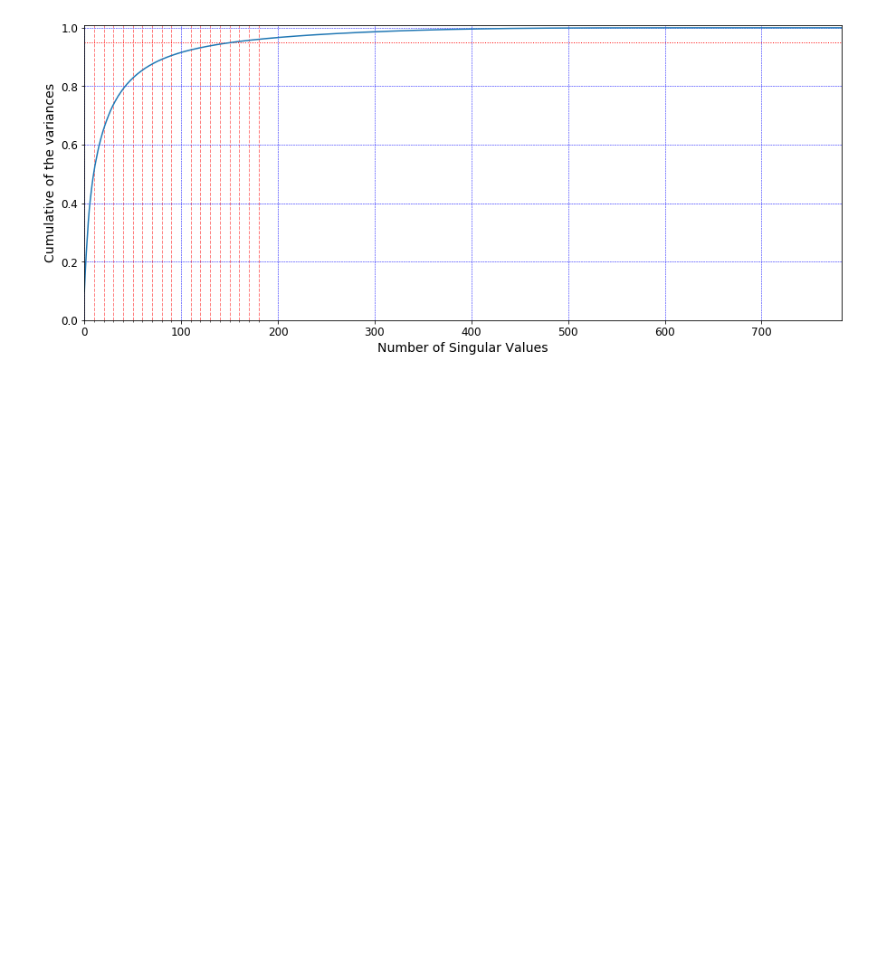
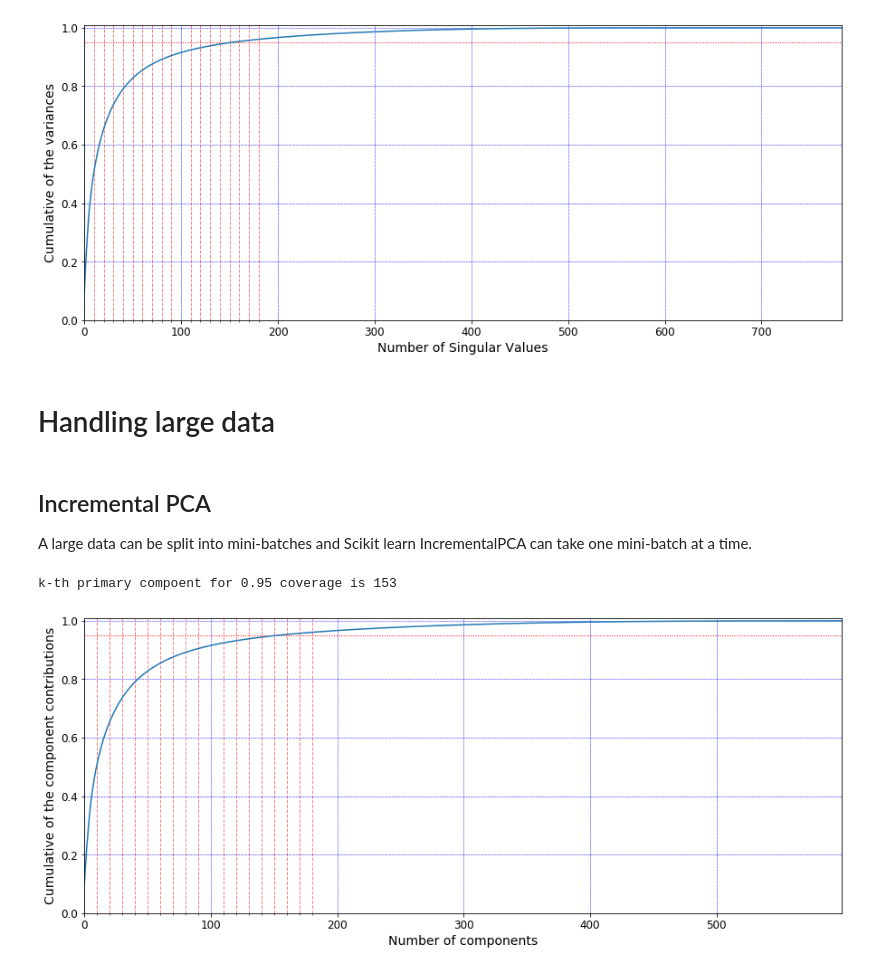
Before and after one commit to oonisim/Jupyter-Notebok, a Jupyter notebook: pca.ipynb, the cells around one changed output. Drawn from its saved outputs; the diff is of its cells as text; code cells hidden in the pictures; blank space fills up the shorter version.

Commit message:
Incremental PCA

```diff
--- a/pca.ipynb
+++ b/pca.ipynb
@@ -262,3 +290,29 @@ plot_coverage(
 # %% [output]
 k-th primary compoent for 0.95 coverage is 153
 [figure]
+# %% [markdown]
+# Handling large data
+# %% [markdown]
+## Incremental PCA
+A large data can be split into mini-batches and Scikit learn IncrementalPCA can take one mini-batch at a time.
+# %%
+from sklearn.decomposition import IncrementalPCA
+
+n_batches = 100
+ipca = IncrementalPCA()
+for X_batch in np.array_split(X_train, n_batches):
+    ipca.partial_fit(X_batch)
+
+X_reduced = ipca.transform(X_train)
+# %%
+ipca_contribution_cumulatives = ipca.explained_variance_ratio_.cumsum()
+
+plt.figure(figsize=(15, 6))
+plot_coverage(
+    ipca_contribution_cumulatives,
+    "Number of components",
+    "Cumulative of the component contributions"
+)
+# %% [output]
+k-th primary compoent for 0.95 coverage is 153
+[figure, added]
```
Also changed, not shown: parts of 14 cells of this notebook, 1 other file.
